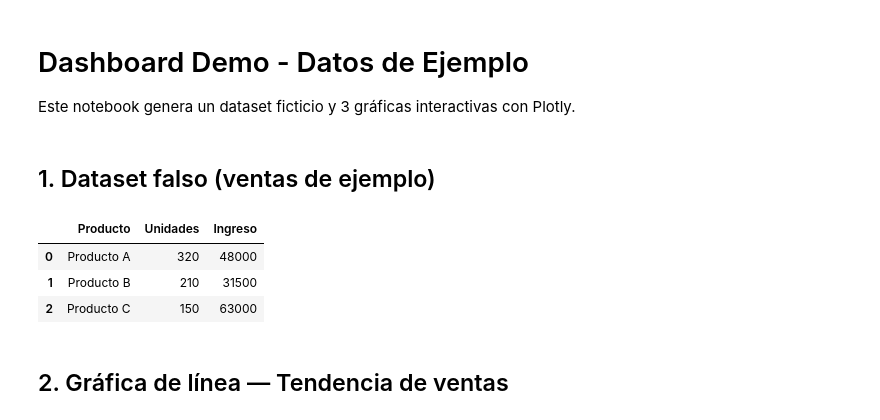
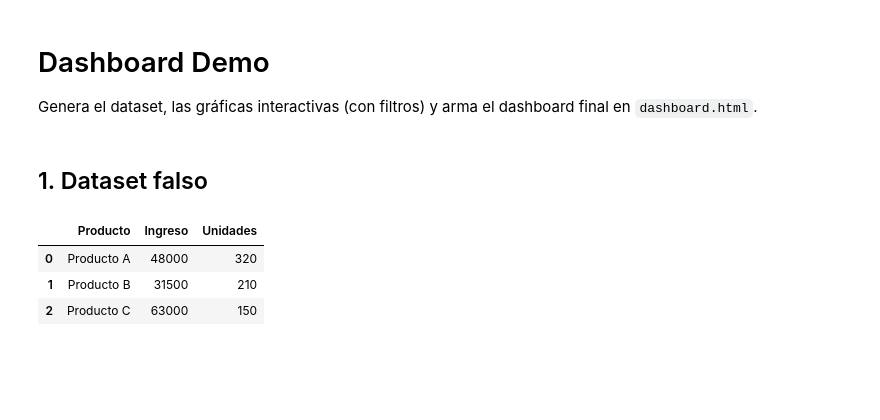
Before and after one commit to elvaramosglz/dashboard-demo, a Jupyter notebook: dashboard_demo.ipynb, the cells around one changed output. Cells and saved outputs as stored; diff of their text form; code cells hidden in the pictures; blank space fills up the shorter version.

```diff
--- a/dashboard_demo.ipynb
+++ b/dashboard_demo.ipynb
@@ -1,3 +0,0 @@
-# %% [markdown]
-# Dashboard Demo - Datos de Ejemplo
-Este notebook genera un dataset ficticio y 3 gráficas interactivas con Plotly.
@@ -14,0 +1,3 @@ def mostrar(fig, incluir_libreria=False):
+# %% [markdown]
+# Dashboard Demo
+Genera el dataset, las gráficas interactivas (con filtros) y arma el dashboard final en `dashboard.html`.
@@ -15,29 +8,26 @@ def mostrar(fig, incluir_libreria=False):
 # %% [markdown]
-## 1. Dataset falso (ventas de ejemplo)
+## 1. Dataset falso
 # %%
 # ============================================
 # CONFIGURA AQUÍ: cambia estos datos por los tuyos
 # ============================================
 meses = ['Enero', 'Febrero', 'Marzo', 'Abril', 'Mayo', 'Junio']
-productos = ['Producto A', 'Producto B', 'Producto C']
-
-np.random.seed(42)
-data_ventas_mensuales = pd.DataFrame({
+data_mensual = pd.DataFrame({
     'Mes': meses,
-    'Ventas': [45000, 52000, 48000, 61000, 58000, 67000]
+    'Ventas': [45000, 52000, 48000, 61000, 58000, 67000],
+    'Unidades': [180, 210, 195, 240, 225, 265]
 })
 
-data_por_producto = pd.DataFrame({
+productos = ['Producto A', 'Producto B', 'Producto C']
+data_producto = pd.DataFrame({
     'Producto': productos,
-    'Unidades': [320, 210, 150],
-    'Ingreso': [48000, 31500, 63000]
+    'Ingreso': [48000, 31500, 63000],
+    'Unidades': [320, 210, 150]
 })
 
-data_por_producto.head()
+data_producto
 # %% [output]
-|  | Producto | Unidades | Ingreso |
-| 0 | Producto A | 320 | 48000 |
-| 1 | Producto B | 210 | 31500 |
-| 2 | Producto C | 150 | 63000 |
+|  | Producto | Ingreso | Unidades |
+| 0 | Producto A | 48000 | 320 |
+| 1 | Producto B | 31500 | 210 |
+| 2 | Producto C | 63000 | 150 |
-# %% [markdown]
-## 2. Gráfica de línea — Tendencia de ventas
```
Also changed, not shown: parts of 14 cells of this notebook.
